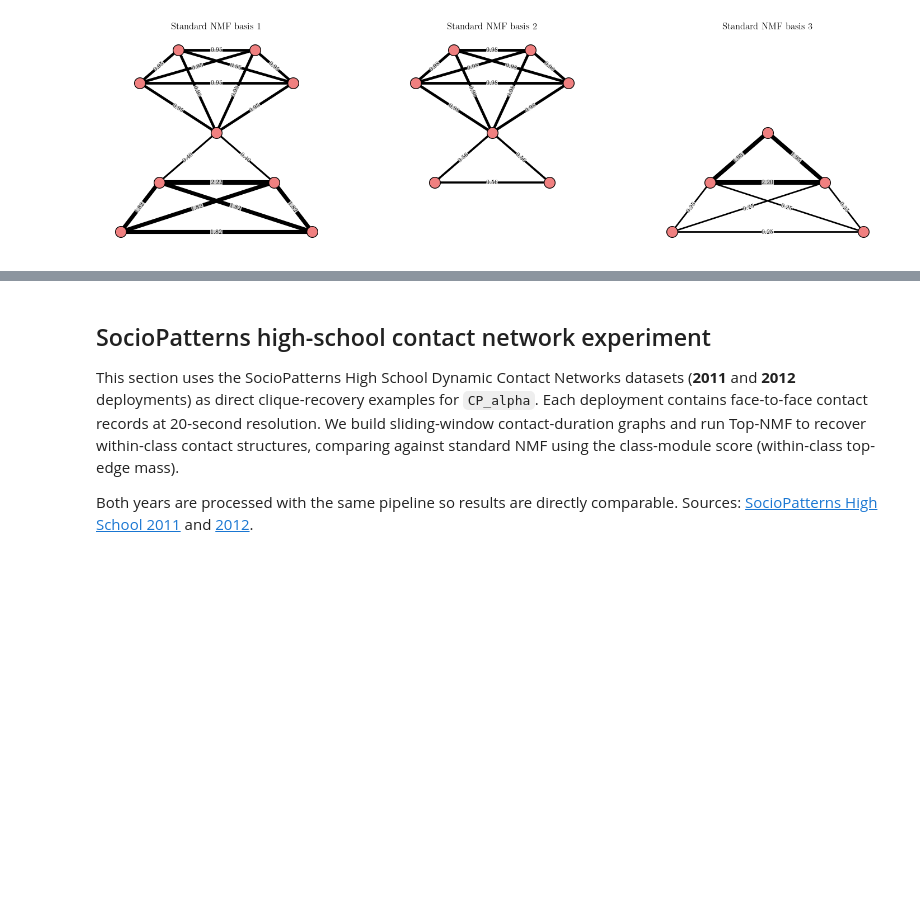
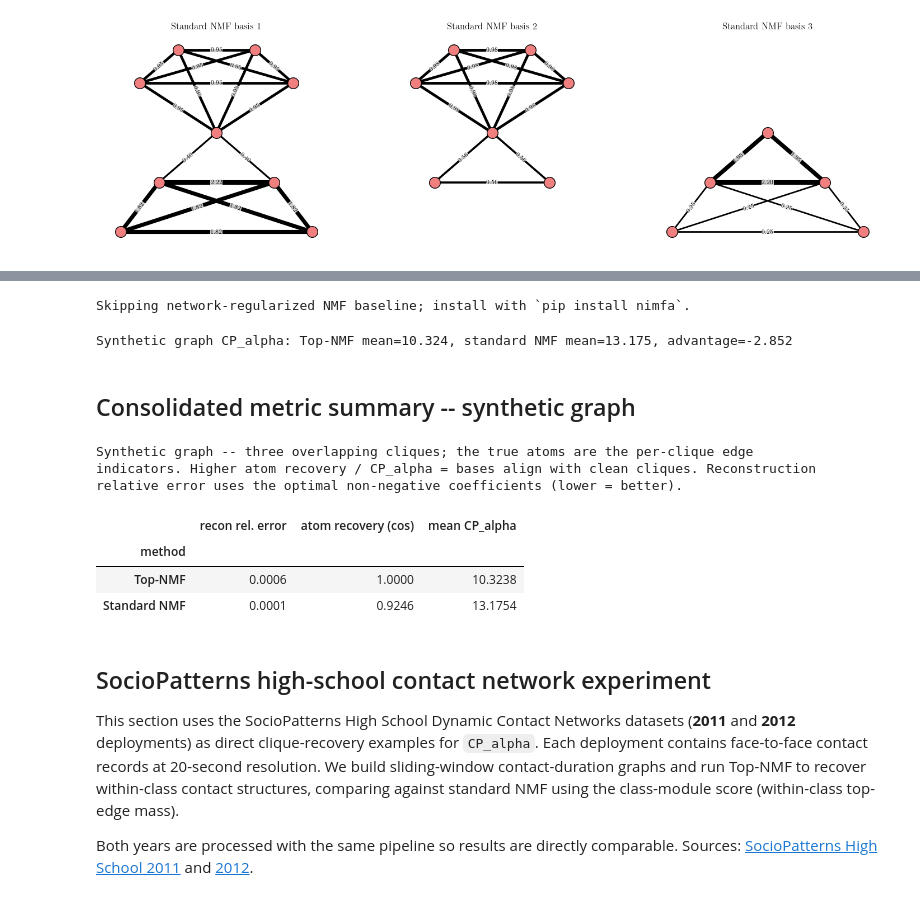
Before and after one commit to shizuo-kaji/TopNMF, a Jupyter notebook: notebook/Edge-weighted_Graph.ipynb, the cells around one changed output, grey strips where cells are left out. Cells and saved outputs as stored; diff of their text form; code cells hidden in the pictures; blank space fills up the shorter version.

```diff
--- a/notebook/Edge-weighted_Graph.ipynb
+++ b/notebook/Edge-weighted_Graph.ipynb
@@ -132,3 +284,22 @@ _=plot_gallery_graph(
+# %%
+H_net = fit_network_regularized_nmf_baseline(
+    X,
+    all_edges,
+    rank=n_components,
+    max_iter=150,
+    gamma=0.03,
+    lamb=0.02,
+    random_state=43,
+)
+if H_net is not None:
+    _ = plot_gallery_graph(
+        H_net,
+        torch.tensor(all_edges).T,
+        title="Network-regularized NMF basis (Nimfa SNMNMF)",
+        pos=fixed_pos,
+    )
+# %% [output]
+Skipping network-regularized NMF baseline; install with `pip install nimfa`.
 # %%
 def cp_alpha_component_scores(
     components: np.ndarray,
@@ -304,6 +475,56 @@ def print_state_separation_report(
         print(f"Top-NMF state-separation advantage over standard NMF: {advantage:.3f} Cohen's d")
     else:
         print(f"State-separation difference (Top-NMF - standard NMF): {advantage:.3f} Cohen's d")
+# %%
+top_cp_scores = cp_alpha_component_scores(model.V.detach().cpu().numpy(), all_edges)
+standard_cp_scores = cp_alpha_component_scores(H_std, all_edges)
+print_cp_alpha_report("Synthetic graph", top_cp_scores, standard_cp_scores)
+if H_net is not None:
+    network_cp_scores = cp_alpha_component_scores(H_net, all_edges)
+    print(
+        "Synthetic graph CP_alpha: "
+        f"network-regularized NMF mean={np.mean(network_cp_scores):.3f}, "
+        f"advantage over standard={np.mean(network_cp_scores) - np.mean(standard_cp_scores):.3f}"
+    )
+# %% [output]
+Synthetic graph CP_alpha: Top-NMF mean=10.324, standard NMF mean=13.175, advantage=-2.852
+# %% [markdown]
+## Consolidated metric summary -- synthetic graph
+# %%
+# Consolidated metric summary -- synthetic graph (overlapping cliques)
+import pandas as pd
+from IPython.display import display
+
+gt_cliques_synth = ((1, 2, 3, 4, 5), (5, 6, 7), (6, 7, 8, 9))
+gt_atoms_synth = clique_indicator_atoms(gt_cliques_synth, all_edges)
+
+V_top_graph = model.V.detach().cpu().numpy()
+methods_graph = [("Top-NMF", V_top_graph), ("Standard NMF", H_std)]
+if H_net is not None:
+    methods_graph.append(("Network-reg. NMF", H_net))
+
+rows_graph = []
+for name, Vm in methods_graph:
+    cp = cp_alpha_component_scores(Vm, all_edges)
+    rows_graph.append({
+        "method": name,
+        "recon rel. error": recon_rel_error_nnls(X, Vm),
+        "atom recovery (cos)": graph_atom_recovery(Vm, gt_atoms_synth),
+        "mean CP_alpha": float(np.mean(cp)),
+    })
+summary_graph = pd.DataFrame(rows_graph).set_index("method")
+print("Synthetic graph -- three overlapping cliques; the true atoms are the per-clique edge")
+print("indicators. Higher atom recovery / CP_alpha = bases align with clean cliques. Reconstruction")
+print("relative error uses the optimal non-negative coefficients (lower = better).")
+display(summary_graph.round(4))
+# %% [output]
+Synthetic graph -- three overlapping cliques; the true atoms are the per-clique edge
+indicators. Higher atom recovery / CP_alpha = bases align with clean cliques. Reconstruction
+relative error uses the optimal non-negative coefficients (lower = better).
+|  | recon rel. error | atom recovery (cos) | mean CP_alpha |
+| method |  |  |  |
+| Top-NMF | 0.0006 | 1.0000 | 10.3238 |
+| Standard NMF | 0.0001 | 0.9246 | 13.1754 |
 # %% [markdown]
 ## SocioPatterns high-school contact network experiment
 
```
Also changed, not shown: parts of 8 cells of this notebook, 18 other files.
